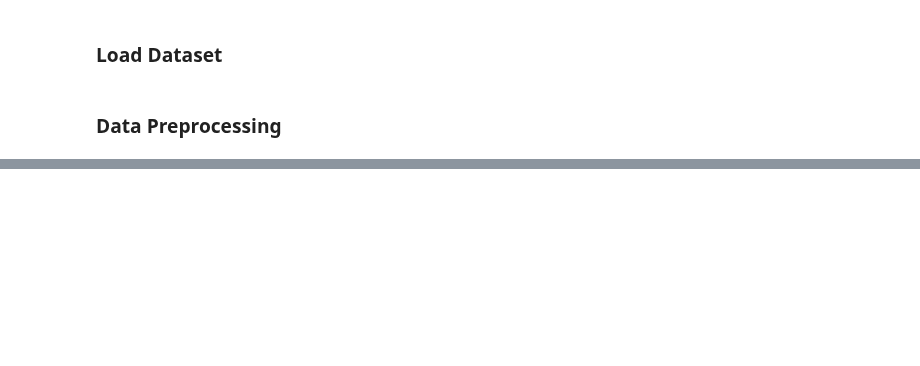
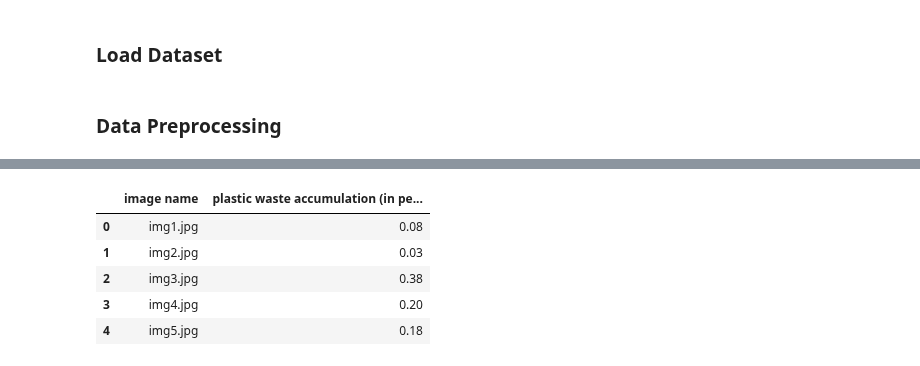
Before and after one commit to williamtheodoruswijaya/PDIS-Net, a Jupyter notebook: eda/split/split.ipynb, the cells around one changed output, grey strips where cells are left out. Cells and saved outputs as stored; diff of their text form; code cells hidden in the pictures; blank space fills up the shorter version.

```diff
--- a/eda/split/split.ipynb
+++ b/eda/split/split.ipynb
@@ -36,0 +39,11 @@ FileNotFoundError: [Errno 2] No such file or directory: './data/Image_labels_Bin
+# %%
+reg_df = pd.read_csv(ROOT / "Mask_foreground_percentages_Regression Task.csv")
+
+reg_df.head()
+# %% [output]
+|  | image name | plastic waste accumulation (in pe... |
+| 0 | img1.jpg | 0.08 |
+| 1 | img2.jpg | 0.03 |
+| 2 | img3.jpg | 0.38 |
+| 3 | img4.jpg | 0.20 |
+| 4 | img5.jpg | 0.18 |
```
Also changed, not shown: parts of 54 cells of this notebook.
